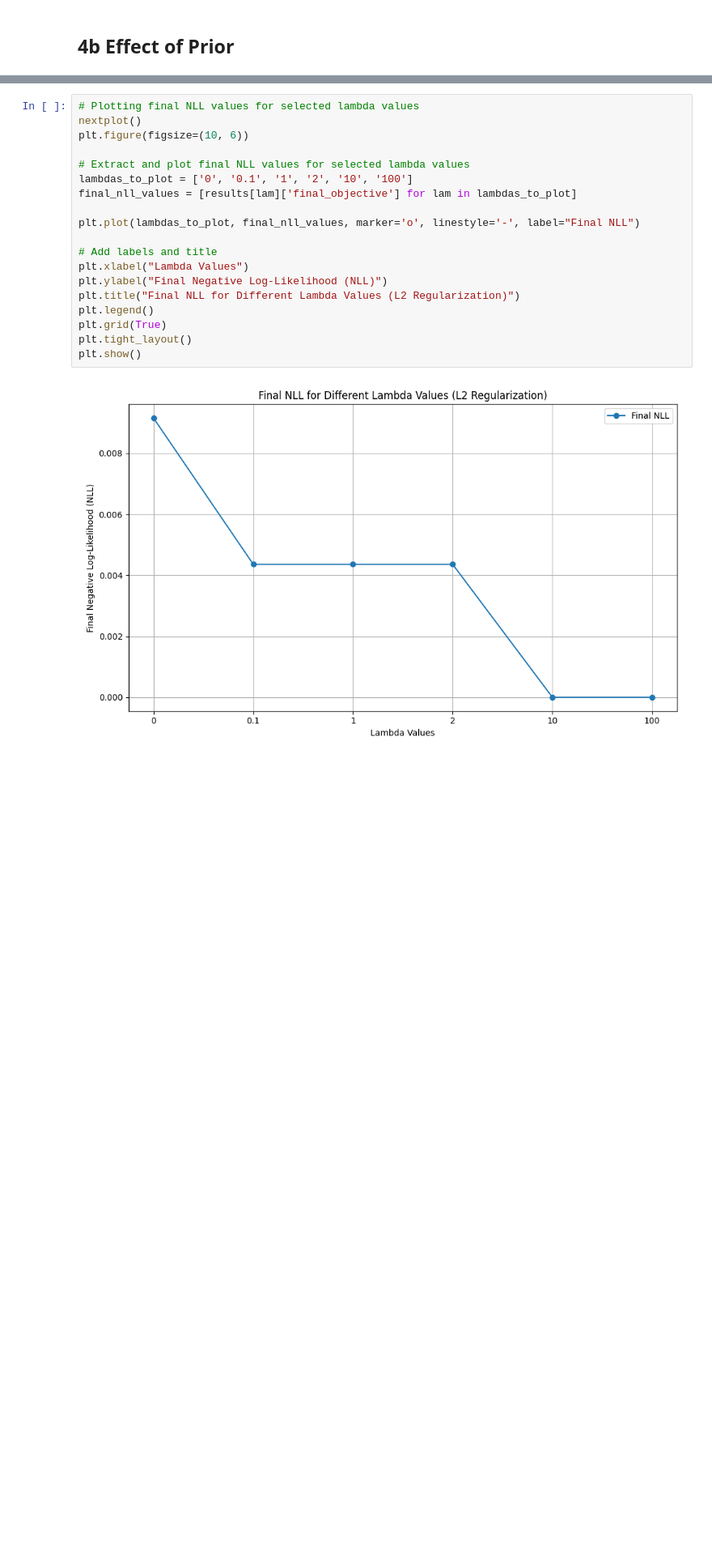
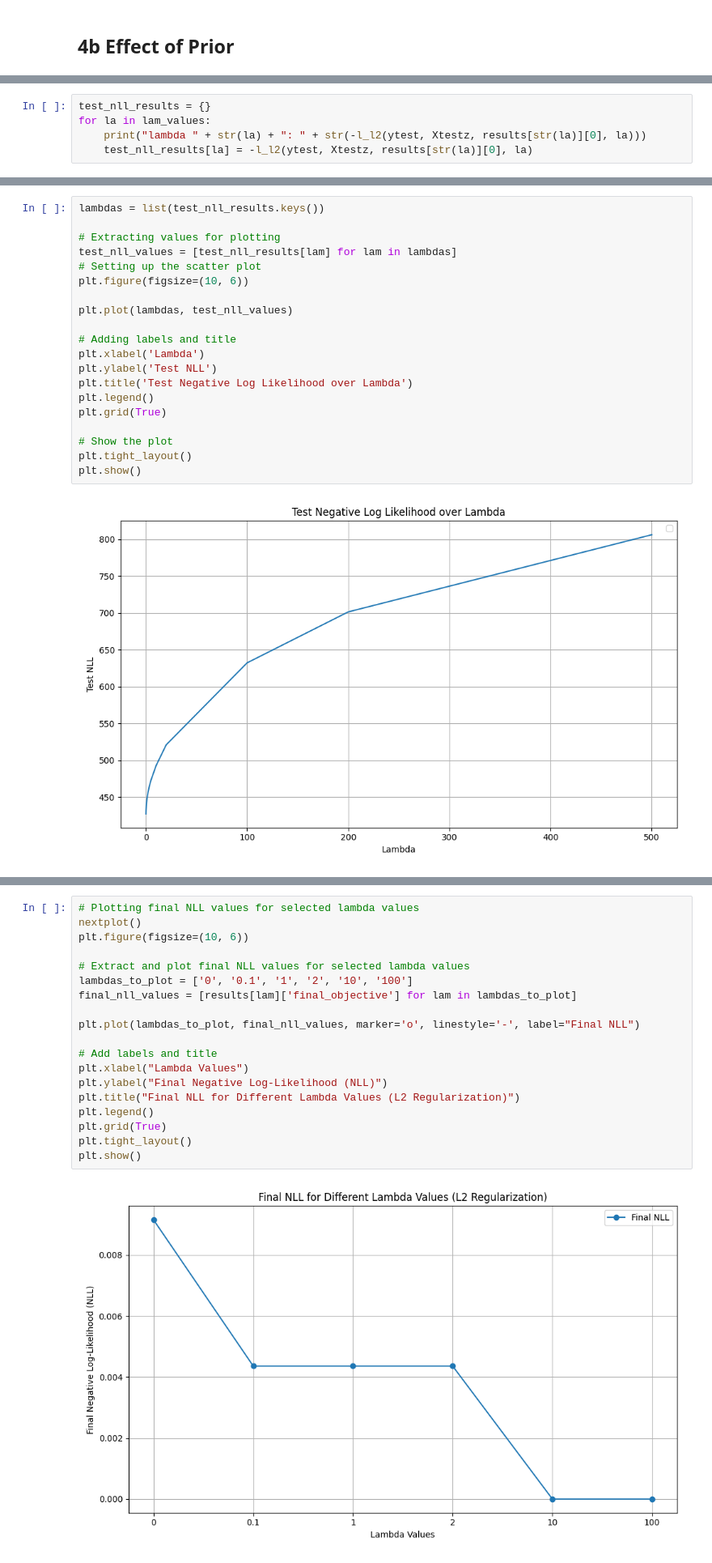
Before and after one commit to Tu2-prog/IE-675b-Machine-Learning-HWS24, a Jupyter notebook: a02-lr/a02-lr.ipynb, the cells around one changed output, grey strips where cells are left out. Shown at 81% size. Drawn from its saved outputs; the diff is of its cells as text; blank space fills up the shorter version.

```diff
--- a/a02-lr/a02-lr.ipynb
+++ b/a02-lr/a02-lr.ipynb
@@ -1122,0 +1166,5 @@ results
+# %%
+test_nll_results = {}
+for la in lam_values:
+    print("lambda " + str(la) + ": " + str(-l_l2(ytest, Xtestz, results[str(la)][0], la)))
+    test_nll_results[la] = -l_l2(ytest, Xtestz, results[str(la)][0], la)
@@ -1122,0 +1203,22 @@ results
+# %%
+lambdas = list(test_nll_results.keys())
+
+# Extracting values for plotting
+test_nll_values = [test_nll_results[lam] for lam in lambdas]
+# Setting up the scatter plot
+plt.figure(figsize=(10, 6))
+
+plt.plot(lambdas, test_nll_values)
+
+# Adding labels and title
+plt.xlabel('Lambda')
+plt.ylabel('Test NLL')
+plt.title('Test Negative Log Likelihood over Lambda')
+plt.legend()
+plt.grid(True)
+
+# Show the plot
+plt.tight_layout()
+plt.show()
+# %% [output]
+[figure, added]
```
Also changed, not shown: parts of 18 cells of this notebook.
